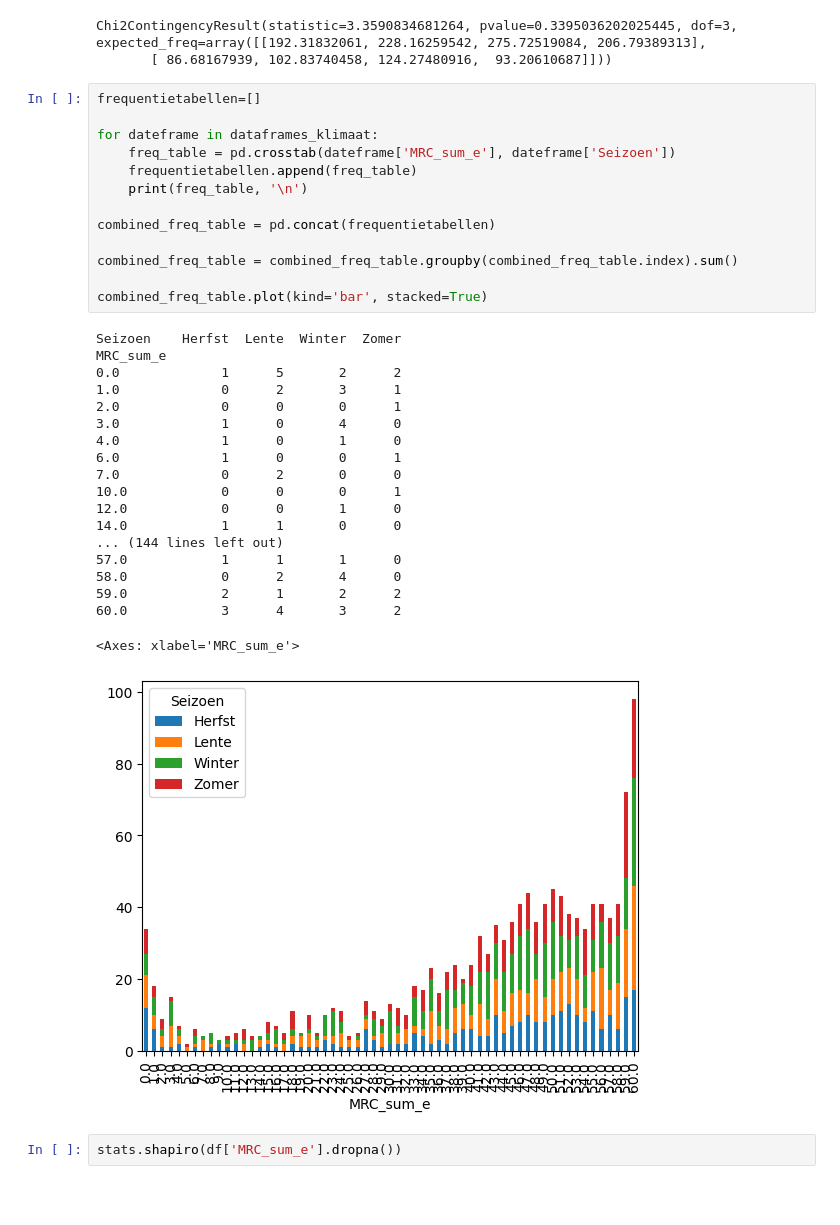
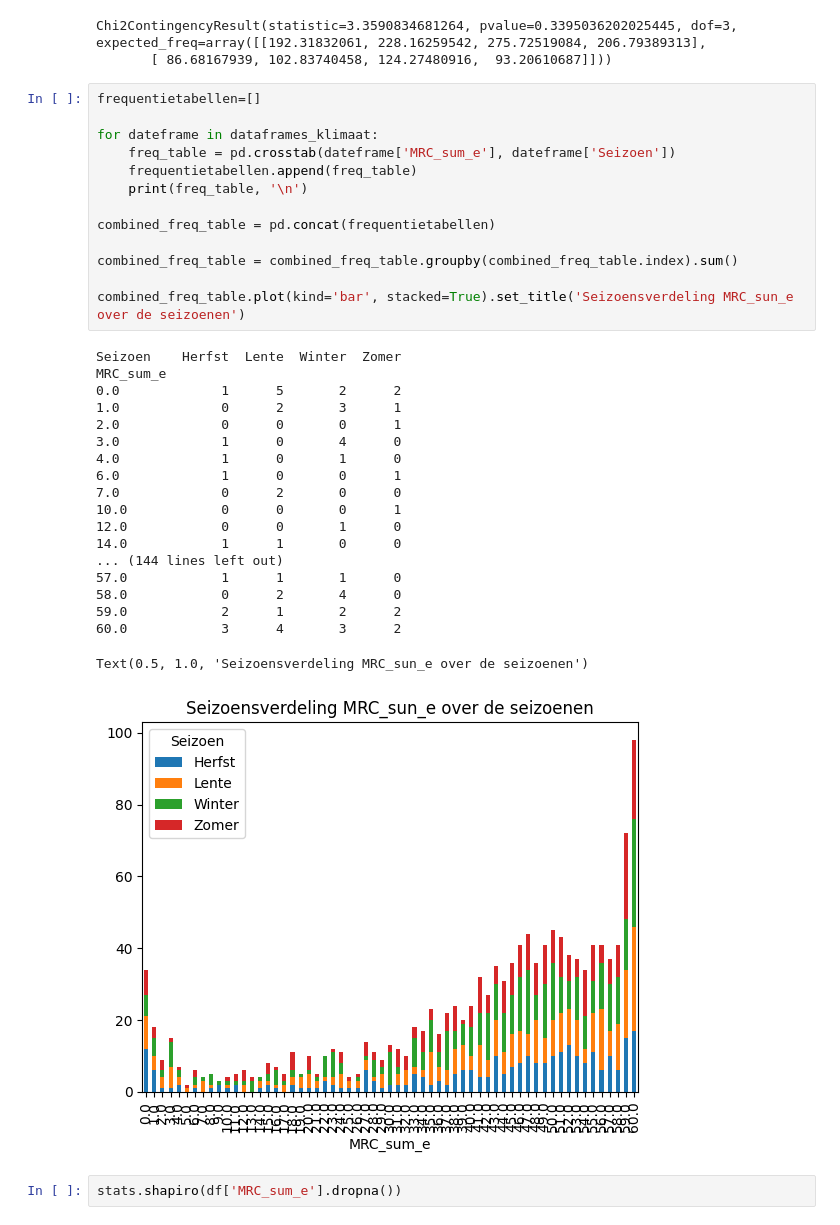
Before and after one commit to someoneontheworld/Modelleren-project, a Jupyter notebook: modelleren_code_v2.ipynb, the cells around one changed output. Saved outputs shown, nothing was run; the diff lists cells and outputs as text; blank space fills up the shorter version.

```diff
--- a/modelleren_code_v2.ipynb
+++ b/modelleren_code_v2.ipynb
@@ -1391,36 +1391,36 @@ Chi2ContingencyResult(statistic=3.3590834681264, pvalue=0.3395036202025445, dof=
 # %%
 frequentietabellen=[]
 
 for dateframe in dataframes_klimaat:
     freq_table = pd.crosstab(dateframe['MRC_sum_e'], dateframe['Seizoen'])
     frequentietabellen.append(freq_table)
     print(freq_table, '\n')
 
 combined_freq_table = pd.concat(frequentietabellen)
 
 combined_freq_table = combined_freq_table.groupby(combined_freq_table.index).sum()
 
-combined_freq_table.plot(kind='bar', stacked=True)
+combined_freq_table.plot(kind='bar', stacked=True).set_title('Seizoensverdeling MRC_sun_e over de seizoenen')
 # %% [output]
 Seizoen    Herfst  Lente  Winter  Zomer
 MRC_sum_e
 0.0             1      5       2      2
 1.0             0      2       3      1
 2.0             0      0       0      1
 3.0             1      0       4      0
 4.0             1      0       1      0
 6.0             1      0       0      1
 7.0             0      2       0      0
 10.0            0      0       0      1
 12.0            0      0       1      0
 14.0            1      1       0      0
 ... (144 lines left out)
 57.0            1      1       1      0
 58.0            0      2       4      0
 59.0            2      1       2      2
 60.0            3      4       3      2
-<Axes: xlabel='MRC_sum_e'>
+Text(0.5, 1.0, 'Seizoensverdeling MRC_sun_e over de seizoenen')
-[figure, old version]
+[figure, new version]
 # %%
 stats.shapiro(df['MRC_sum_e'].dropna())
 # %% [output]
```
Also changed, not shown: parts of 2 cells of this notebook.
